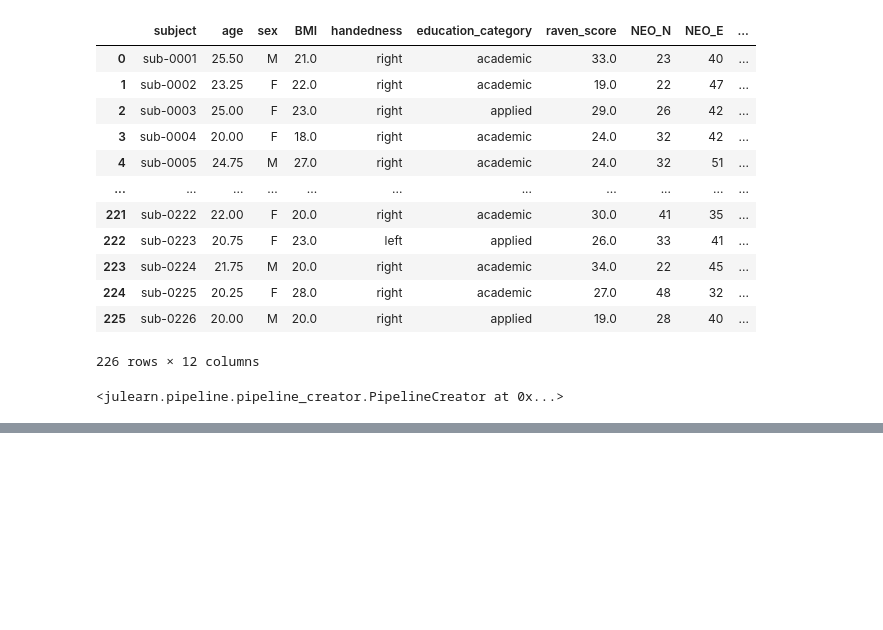
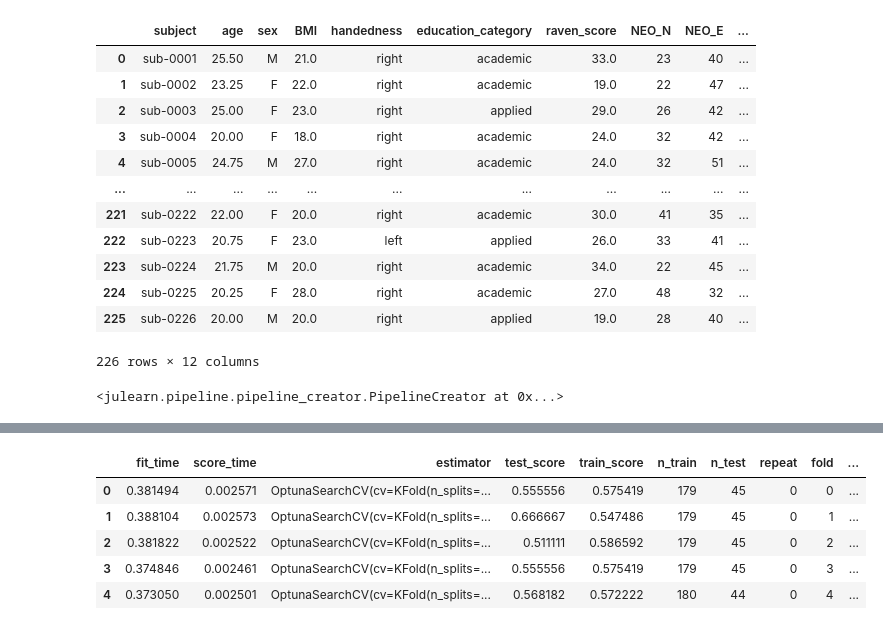
Before and after one commit to Cup-cake-lover/Julearn_predictions, a Jupyter notebook: AOMICID_1000_sexpreds.ipynb, the cells around one changed output, grey strips where cells are left out. Saved outputs shown, nothing was run; the diff lists cells and outputs as text; code cells hidden in the pictures; blank space fills up the shorter version.

```diff
--- a/AOMICID_1000_sexpreds.ipynb
+++ b/AOMICID_1000_sexpreds.ipynb
@@ -65,0 +102,9 @@ TypeError: '<' not supported between instances of 'str' and 'float'
+# %%
+scores
+# %% [output]
+|  | fit_time | score_time | estimator | test_score | train_score | n_train | n_test | repeat | fold | ... |
+| 0 | 0.381494 | 0.002571 | OptunaSearchCV(cv=KFold(n_splits=... | 0.555556 | 0.575419 | 179 | 45 | 0 | 0 | ... |
+| 1 | 0.388104 | 0.002573 | OptunaSearchCV(cv=KFold(n_splits=... | 0.666667 | 0.547486 | 179 | 45 | 0 | 1 | ... |
+| 2 | 0.381822 | 0.002522 | OptunaSearchCV(cv=KFold(n_splits=... | 0.511111 | 0.586592 | 179 | 45 | 0 | 2 | ... |
+| 3 | 0.374846 | 0.002461 | OptunaSearchCV(cv=KFold(n_splits=... | 0.555556 | 0.575419 | 179 | 45 | 0 | 3 | ... |
+| 4 | 0.373050 | 0.002501 | OptunaSearchCV(cv=KFold(n_splits=... | 0.568182 | 0.572222 | 180 | 44 | 0 | 4 | ... |
```
Also changed, not shown: parts of 6 cells of this notebook.
